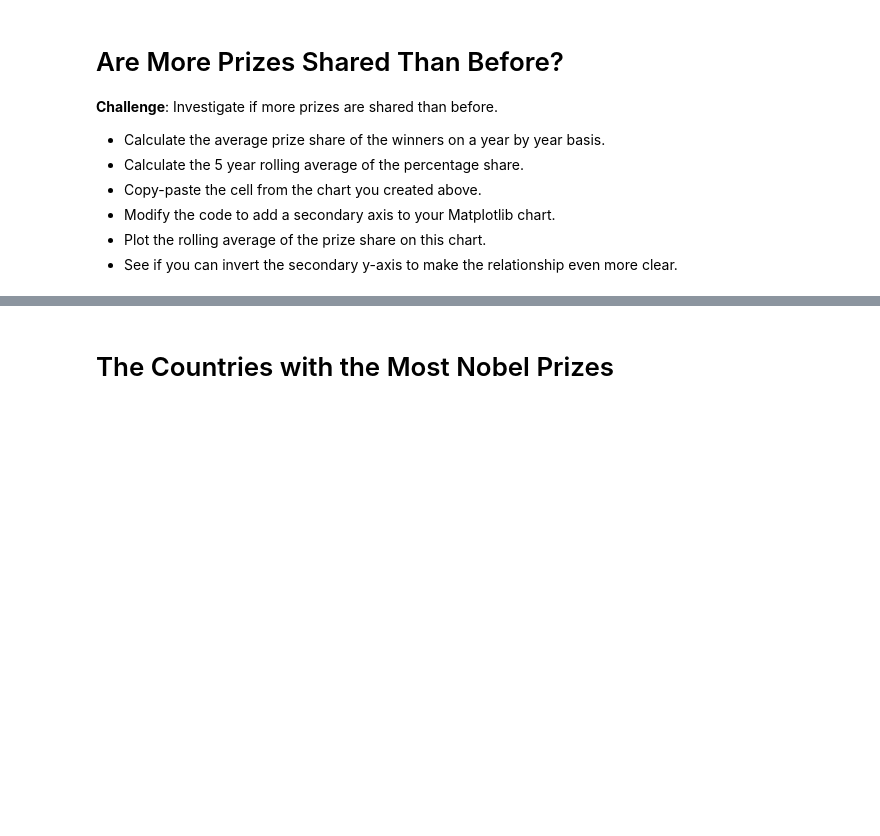
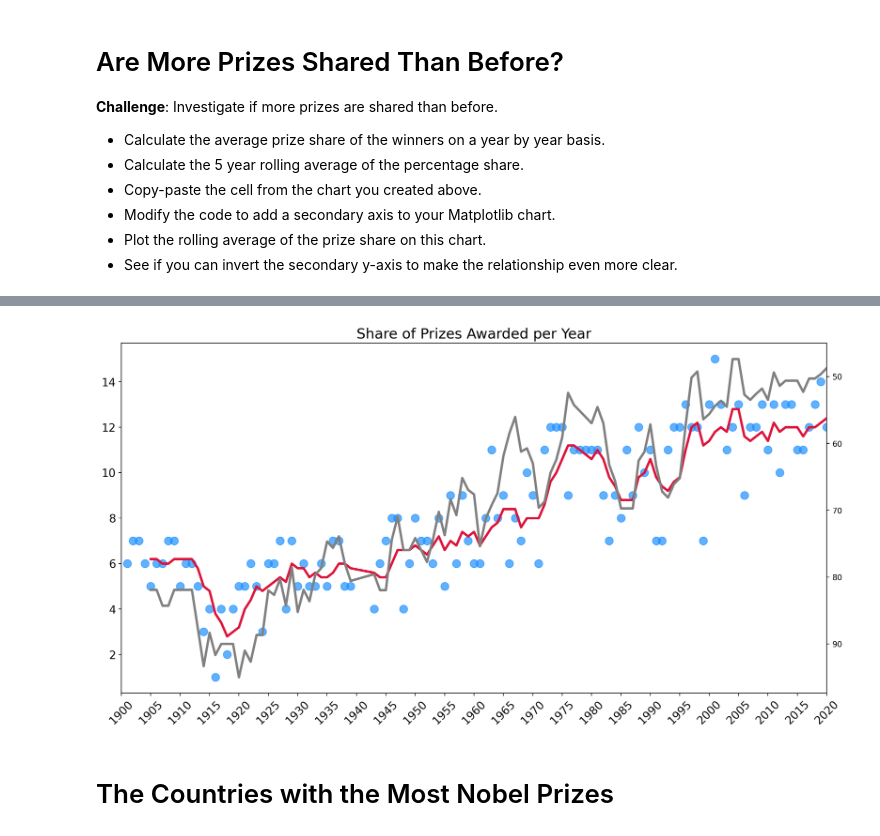
Before and after one commit to Egornn/100-Days-of-Python, a Jupyter notebook: Advanced/Nobel Prize (79)/Nobel_Prize_Analysis_(start).ipynb, the cells around one changed output, grey strips where cells are left out. Drawn from its saved outputs; the diff is of its cells as text; code cells hidden in the pictures; blank space fills up the shorter version.

```diff
--- a/Advanced/Nobel Prize (79)/Nobel_Prize_Analysis_(start).ipynb
+++ b/Advanced/Nobel Prize (79)/Nobel_Prize_Analysis_(start).ipynb
@@ -398,3 +425,6 @@ fig.show()
 * Modify the code to add a secondary axis to your Matplotlib chart.
 * Plot the rolling average of the prize share on this chart.
 * See if you can invert the secondary y-axis to make the relationship even more clear.
+# %%
+average_share = df_data[['year', 'prize_share']].groupby(by='year').mean().prize_share
+average_share.head()
@@ -400,0 +439,4 @@ fig.show()
+# %%
+shares_rolling = average_share.rolling(window=5).mean()
+
+shares_rolling
@@ -401,3 +457,34 @@ fig.show()
+# %%
+plt.figure(figsize=(16,8), dpi=200)
+plt.title('Share of Prizes Awarded per Year', fontsize=18)
+plt.yticks(fontsize=14)
+plt.xticks(ticks=np.arange(1900, 2021, step=5),
+           fontsize=14,
+           rotation=45)
+
+ax1 = plt.gca() # get current axis
+ax2 = ax1.twinx()
+ax2.invert_yaxis()
+ax1.set_xlim(1900, 2020)
+
+ax1.scatter(x=prize_per_year.index,
+           y=prize_per_year.values,
+           c='dodgerblue',
+           alpha=0.7,
+           s=100,)
+
+ax1.plot(prize_per_year.index,
+        moving_average.values,
+        c='crimson',
+        linewidth=3,)
+
+ax2.plot(average_share.index,
+        shares_rolling.values,
+        c='gray',
+        linewidth=3,)
+plt.show()
+# %% [output]
+[figure, added]
 # %% [markdown]
 # The Countries with the Most Nobel Prizes
 # %% [markdown]
```
Also changed, not shown: parts of 35 cells of this notebook.
